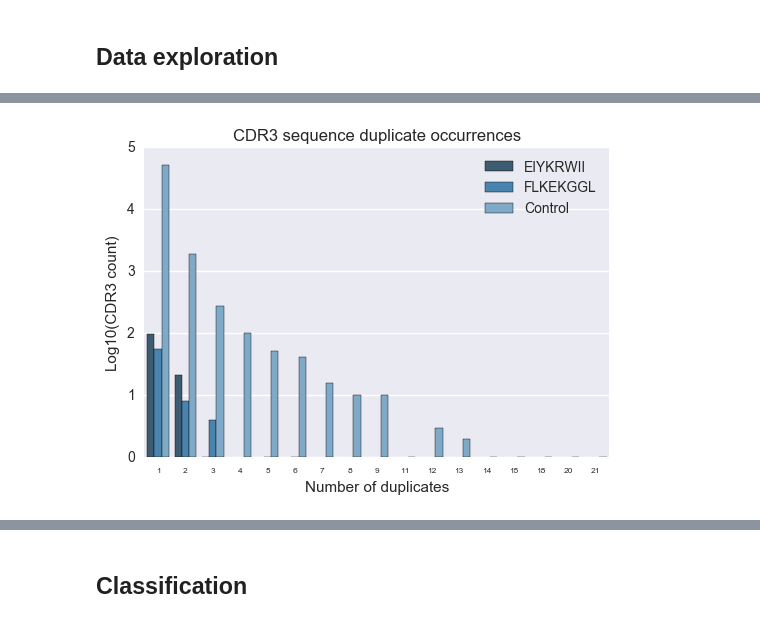
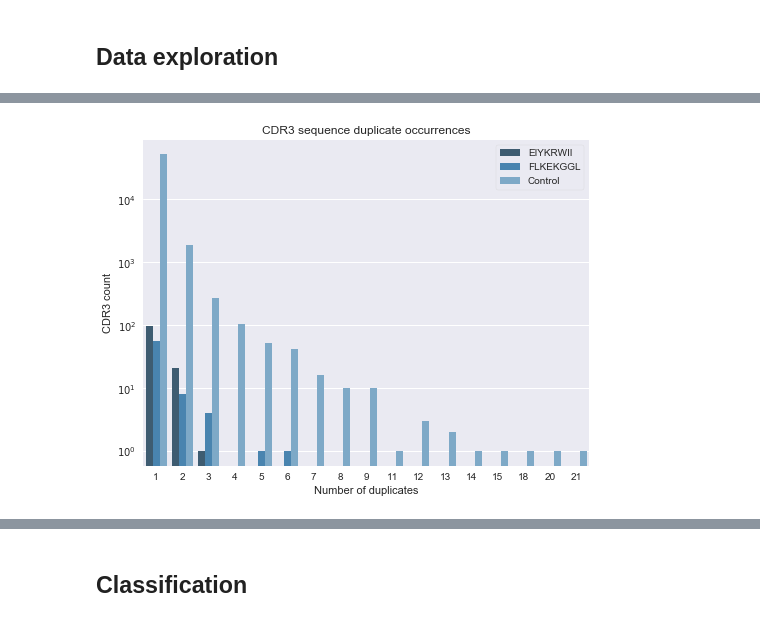
Before and after one commit to bittremieux/TCR-Classifier, a Jupyter notebook: tcr_classifier_v2.ipynb, the cells around one changed output, grey strips where cells are left out. Saved outputs shown, nothing was run; the diff lists cells and outputs as text; code cells hidden in the pictures.

```diff
--- a/tcr_classifier_v2.ipynb
+++ b/tcr_classifier_v2.ipynb
@@ -217,18 +98,22 @@ class RandomSampler():
 # %%
 # read peptide data
 peptide_data = pd.read_csv('data.csv')
-# J_genes don't contain double genes in the peptide dataset => only split on V_gene
-peptide_data = split_rows(peptide_data, 'V_gene', '/')
 
 # read control data; splits were already done during processing of immuneaccess data
 control_data = pd.read_csv('control_data.csv')
 
-# combine control and peptide data
+# combine peptide and control data
 data = pd.concat([peptide_data, control_data], ignore_index=True)
-for gene in genes:
-    data[gene] = data[gene].apply(lambda x: uniformise_gene(x))
-    data[gene.replace('gene','family')] = data[gene].apply(lambda x: gene_to_family(x))
-    data = data[sorted(data.columns)]
+classes = data['HLA_peptide'].unique()
+
+for gene in [gene for gene in data.columns.values if 'gene' in gene]:
+    # split compound gene names (only really applicable to the V gene for the peptide data)
+    data = split_rows(data, gene, '/')
+    # uniformly encode all gene names
+    data[gene] = data[gene].apply(lambda x: encode_gene(x))
+    # explicitly add the gene family
+    data[gene.replace('gene', 'family')] = data[gene].apply(lambda x: gene_to_family(x))
+data = data[sorted(data.columns)]
 # %% [markdown]
 ## Data exploration
 # %%
@@ -288,42 +178,56 @@ pd.options.display.max_rows = 10
 # %%
-bardfs = []
-for target in classes:
-    cdr3 = data[data['HLA_peptide']==target]['CDR3_sequence']
-    x_bar = list(Counter(Counter(cdr3).values()).keys())
-    y_bar = [math.log10(x) for x in list(Counter(Counter(cdr3).values()).values())]
-    hue = [target for _ in x_bar]
-    df = pd.DataFrame({'x': x_bar, 'y': y_bar, 'peptide': hue})
-    bardfs.append(df)
-df = pd.concat(bardfs)
-sns.barplot(x='x', y='y', data=df, hue='peptide', palette="Blues_d")
+# plot the number of duplicates per CDR3 sequence
+counts = []
+for peptide in classes:
+    count = data[data['HLA_peptide'] == peptide]['CDR3_sequence'].value_counts()
+    counts.append(pd.DataFrame({'counts': count, 'peptide': [peptide] * len(count)}))
+
+plt.figure(figsize=(8, 6))
+
+sns.countplot(x='counts', hue='peptide', data=pd.concat(counts), palette='Blues_d')
+
+plt.yscale('log')
+
 plt.title('CDR3 sequence duplicate occurrences')
+
 plt.xlabel('Number of duplicates')
-plt.ylabel('Log10(CDR3 count)')
-plt.legend(loc='upper right')
+plt.ylabel('CDR3 count')
+
+plt.legend(loc='upper right', frameon=True)
+
 plt.savefig('CDR3sequence_distribution.pdf', bbox_inches='tight', dpi=600)
 plt.show()
-
+plt.close()
 
 # show V_gene and J_gene usage at family level
-for gene in genes:
-    for level in ['gene', 'family']:
-        if gene == 'V_gene' and level == 'gene':
-            matplotlib.rcParams['xtick.labelsize'] = 6
-        else:
-            matplotlib.rcParams['xtick.labelsize'] = 10
-        gene = gene.replace('gene', level)
-        bardfs = []
-        for target in classes:
-            bardfs.append(pd.DataFrame({'gene': data[(data['HLA_peptide']==target) & (data[gene]!='unresolved')][gene].value_counts(sort=False).index,
-                                  'count': data[(data['HLA_peptide']==target) & (data[gene]!='unresolved')][gene].value_counts(sort=False).values/data[data['HLA_peptide']==target][gene].value_counts(sort=False).values.sum(),
-                                  'peptide': [target for _ in data[(data['HLA_peptide']==target) & (data[gene]!='unresolved')][gene].value_counts(sort=False).index]}))
-        bardf = pd.concat(bardfs)
-        bardf = bardf[bardf['gene']!='nan']
-        plt.figure()
-        sns.barplot(x='gene', y='count', hue='peptide', data=bardf, palette="Blues_d")
-        plt.xticks(rotation = 90)
-        plt.ylabel('frequency')
-        plt.savefig('{}_{}_distribution.pdf'.format(gene, level), bbox_inches='tight', dpi=600)
-        plt.show()
+for g in itertools.product([col[0] for col in data.columns.values if 'gene' in col], ['gene', 'family']):
+    gene = '_'.join(g)
+
+    if gene == 'V_gene':
+        matplotlib.rcParams['xtick.labelsize'] = 6
+    else:
+        matplotlib.rcParams['xtick.labelsize'] = 10
+
+    gene_freqs = []
+    for peptide in classes:
+        peptide_counts = data[(data['HLA_peptide'] == peptide) & (data[gene] != 'unresolved')][gene].value_counts(normalize=True, sort=False)
+        gene_freqs.append(pd.DataFrame({'gene': peptide_counts.index, 'frequency': peptide_counts.values,
+                                        'peptide': [peptide] * len(peptide_counts)}))
+
+    plt.figure(figsize=(8, 6))
+
+    sns.barplot(x='gene', y='frequency', hue='peptide', data=pd.concat(gene_freqs), palette='Blues_d')
+
+    plt.title('{} frequency'.format(gene.replace('_', '-')))
+
+    plt.ylabel('frequency')
+
+    plt.xticks(rotation=90)
+
+    plt.legend(loc='best', frameon=True)
+
+    plt.savefig('{}_distribution.pdf'.format(gene), bbox_inches='tight', dpi=600)
+    plt.show()
+    plt.close()
 # %% [output]
-[figure, old version]
+[figure, new version]
```
Also changed, not shown: parts of 23 cells of this notebook.
